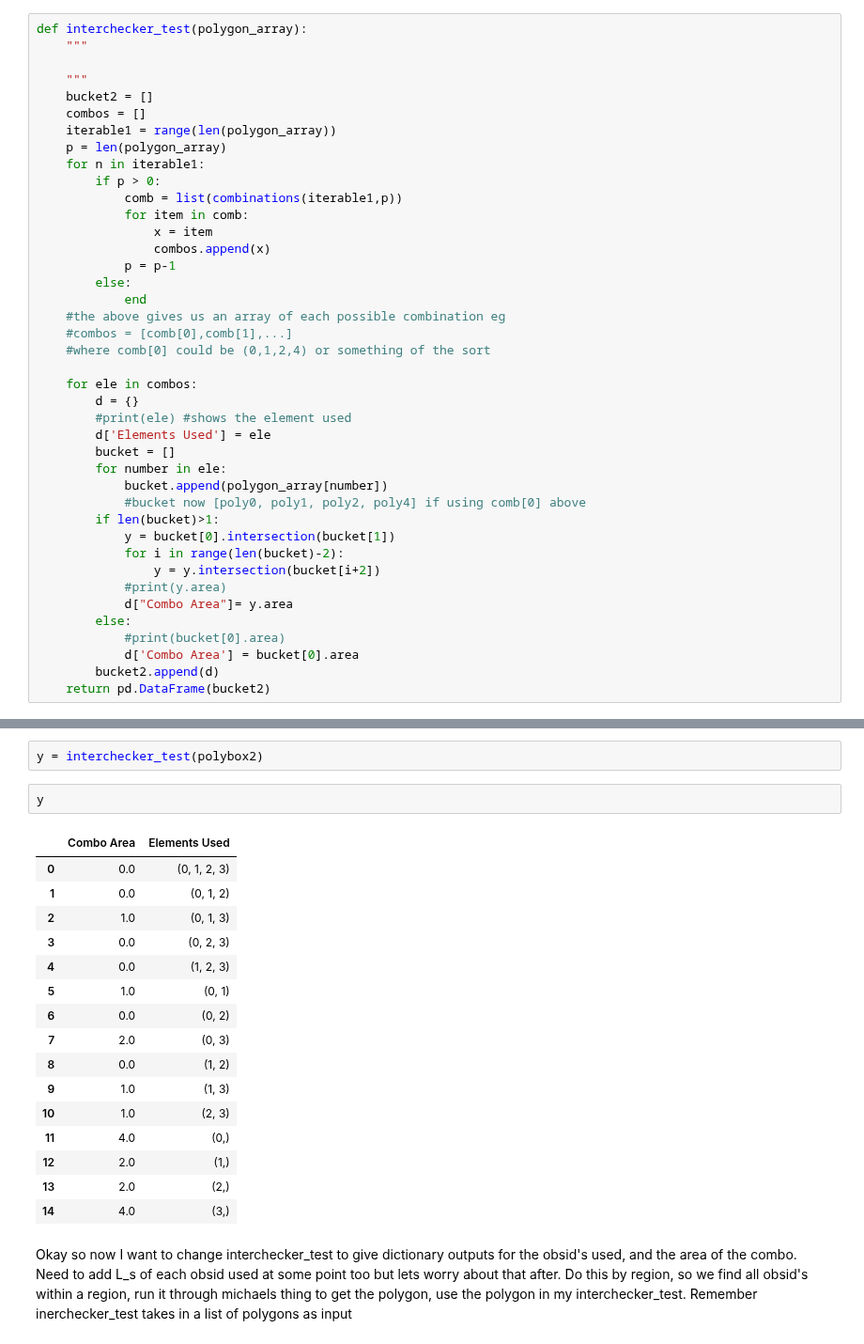
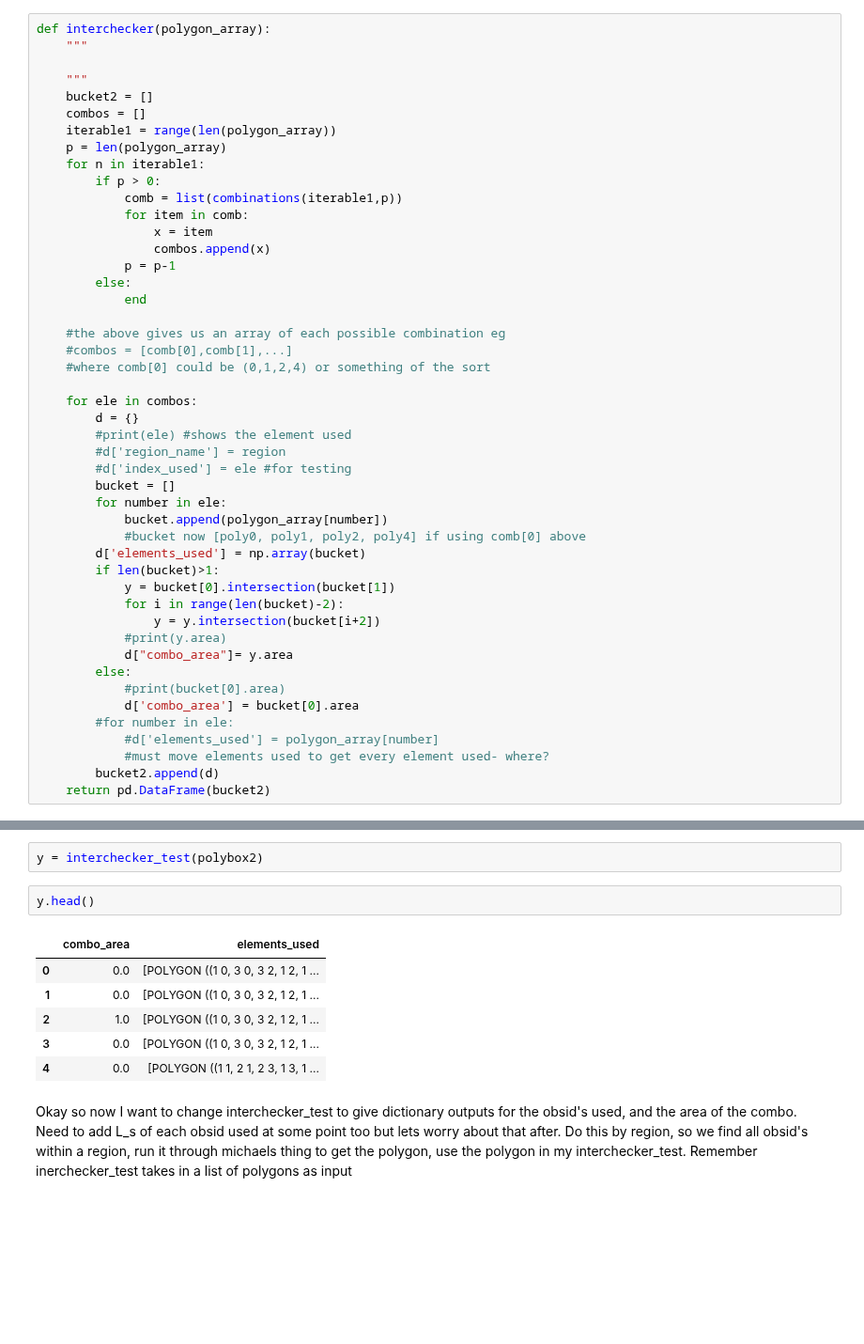
Before and after one commit to zalfalah/Honors, a Jupyter notebook: Testing Polygons.ipynb, the cells around one changed output, grey strips where cells are left out. Shown at 94% size. Saved outputs shown, nothing was run; the diff lists cells and outputs as text; blank space fills up the shorter version.

```diff
--- a/Testing Polygons.ipynb
+++ b/Testing Polygons.ipynb
@@ -605,5 +615,5 @@ def interchecker(polygon_array):
 # %%
-def interchecker_test(polygon_array):
+def interchecker(polygon_array):
     """
 
     """
@@ -620,6 +630,7 @@ def interchecker_test(polygon_array):
             p = p-1
         else:
             end
+
     #the above gives us an array of each possible combination eg
     #combos = [comb[0],comb[1],...]
     #where comb[0] could be (0,1,2,4) or something of the sort
@@ -627,19 +638,24 @@ def interchecker_test(polygon_array):
     for ele in combos:
         d = {}
         #print(ele) #shows the element used
-        d['Elements Used'] = ele
+        #d['region_name'] = region
+        #d['index_used'] = ele #for testing
         bucket = []
         for number in ele:
             bucket.append(polygon_array[number])
             #bucket now [poly0, poly1, poly2, poly4] if using comb[0] above
+        d['elements_used'] = np.array(bucket)
         if len(bucket)>1:
             y = bucket[0].intersection(bucket[1])
             for i in range(len(bucket)-2):
                 y = y.intersection(bucket[i+2])
             #print(y.area)
-            d["Combo Area"]= y.area
+            d["combo_area"]= y.area
         else:
             #print(bucket[0].area)
-            d['Combo Area'] = bucket[0].area
+            d['combo_area'] = bucket[0].area
+        #for number in ele:
+            #d['elements_used'] = polygon_array[number]
+            #must move elements used to get every element used- where?
         bucket2.append(d)
     return pd.DataFrame(bucket2)
@@ -713,24 +669,14 @@ print(f"(2,3){poly3.intersection(poly4).area}")
 # %%
 y = interchecker_test(polybox2)
 # %%
-y
+y.head()
 # %% [output]
-|  | Combo Area | Elements Used |
-| 0 | 0.0 | (0, 1, 2, 3) |
-| 1 | 0.0 | (0, 1, 2) |
-| 2 | 1.0 | (0, 1, 3) |
-| 3 | 0.0 | (0, 2, 3) |
-| 4 | 0.0 | (1, 2, 3) |
-| 5 | 1.0 | (0, 1) |
-| 6 | 0.0 | (0, 2) |
-| 7 | 2.0 | (0, 3) |
-| 8 | 0.0 | (1, 2) |
-| 9 | 1.0 | (1, 3) |
-| 10 | 1.0 | (2, 3) |
-| 11 | 4.0 | (0,) |
-| 12 | 2.0 | (1,) |
-| 13 | 2.0 | (2,) |
-| 14 | 4.0 | (3,) |
+|  | combo_area | elements_used |
+| 0 | 0.0 | [POLYGON ((1 0, 3 0, 3 2, 1 2, 1 ... |
+| 1 | 0.0 | [POLYGON ((1 0, 3 0, 3 2, 1 2, 1 ... |
+| 2 | 1.0 | [POLYGON ((1 0, 3 0, 3 2, 1 2, 1 ... |
+| 3 | 0.0 | [POLYGON ((1 0, 3 0, 3 2, 1 2, 1 ... |
+| 4 | 0.0 | [POLYGON ((1 1, 2 1, 2 3, 1 3, 1 ... |
 # %% [markdown]
 Okay so now I want to change interchecker_test to give dictionary outputs for the obsid's used, and the area of the combo.  Need to add L_s of each obsid used at some point too but lets worry about that after.  Do this by region, so we find all obsid's within a region, run it through michaels thing to get the polygon, use the polygon in my interchecker_test. Remember inerchecker_test takes in a list of polygons as input
 # %%
```
Also changed, not shown: parts of 16 cells of this notebook.
